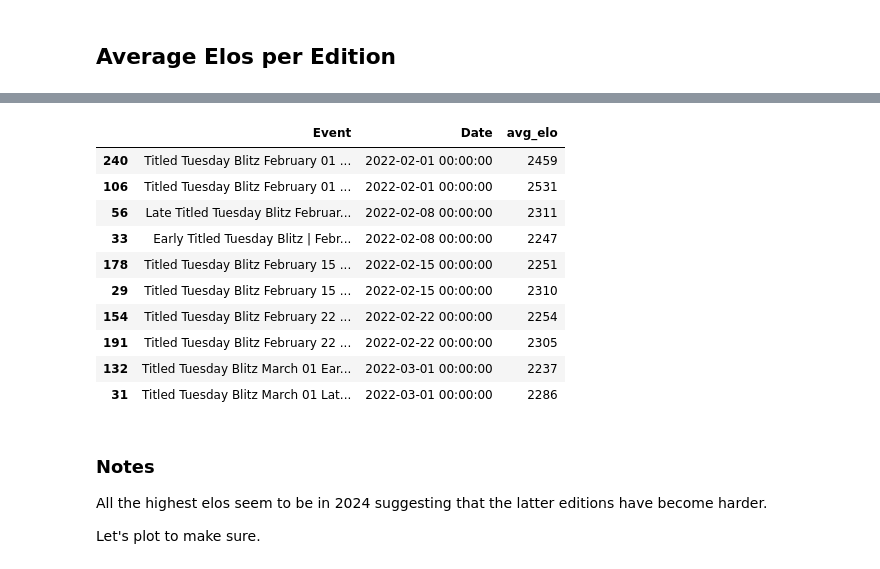
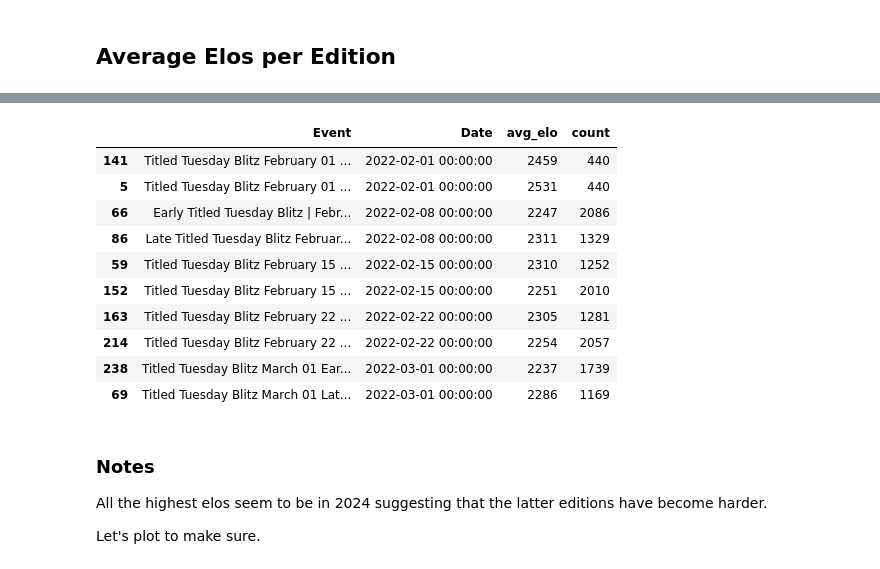
Before and after one commit to krugergui/Chess_Analysis_Titled_Tuesday, a Jupyter notebook: src/notebooks/data_exploration.ipynb, the cells around one changed output, grey strips where cells are left out. Saved outputs shown, nothing was run; the diff lists cells and outputs as text; code cells hidden in the pictures.

```diff
--- a/src/notebooks/data_exploration.ipynb
+++ b/src/notebooks/data_exploration.ipynb
@@ -411,38 +413,45 @@ for i in range(10):
 # %%
 average_elos = silver_games.aggregate(
     [
         match_double_elimination_era,
         {
             "$project": {
                 "_id": "$Event",
                 "Date": 1,
                 "avg_elo": {
                     "$avg": [
                         "$WhiteElo",
                         "$BlackElo",
                     ]
                 },
             }
         },
-        {"$group": {"_id": "$_id", "Date": {"$first": "$Date"}, "avg_elo": {"$avg": "$avg_elo"}}},
+        {
+            "$group": {
+                "_id": "$_id",
+                "Date": {"$first": "$Date"},
+                "avg_elo": {"$avg": "$avg_elo"},
+                "count": {"$sum": 1},
+            }
+        },
     ]
 )
 
 df_average_elos = pd.DataFrame(average_elos).rename(columns={"_id": "Event"})
 
 df_average_elos.sort_values("Date", ascending=True).head(10).style.format({"avg_elo": "{:.0f}"})
 # %% [output]
-|  | Event | Date | avg_elo |
-| 240 | Titled Tuesday Blitz February 01 ... | 2022-02-01 00:00:00 | 2459 |
-| 106 | Titled Tuesday Blitz February 01 ... | 2022-02-01 00:00:00 | 2531 |
-| 56 | Late Titled Tuesday Blitz Februar... | 2022-02-08 00:00:00 | 2311 |
-| 33 | Early Titled Tuesday Blitz | Febr... | 2022-02-08 00:00:00 | 2247 |
-| 178 | Titled Tuesday Blitz February 15 ... | 2022-02-15 00:00:00 | 2251 |
-| 29 | Titled Tuesday Blitz February 15 ... | 2022-02-15 00:00:00 | 2310 |
-| 154 | Titled Tuesday Blitz February 22 ... | 2022-02-22 00:00:00 | 2254 |
-| 191 | Titled Tuesday Blitz February 22 ... | 2022-02-22 00:00:00 | 2305 |
-| 132 | Titled Tuesday Blitz March 01 Ear... | 2022-03-01 00:00:00 | 2237 |
-| 31 | Titled Tuesday Blitz March 01 Lat... | 2022-03-01 00:00:00 | 2286 |
+|  | Event | Date | avg_elo | count |
+| 141 | Titled Tuesday Blitz February 01 ... | 2022-02-01 00:00:00 | 2459 | 440 |
+| 5 | Titled Tuesday Blitz February 01 ... | 2022-02-01 00:00:00 | 2531 | 440 |
+| 66 | Early Titled Tuesday Blitz | Febr... | 2022-02-08 00:00:00 | 2247 | 2086 |
+| 86 | Late Titled Tuesday Blitz Februar... | 2022-02-08 00:00:00 | 2311 | 1329 |
+| 59 | Titled Tuesday Blitz February 15 ... | 2022-02-15 00:00:00 | 2310 | 1252 |
+| 152 | Titled Tuesday Blitz February 15 ... | 2022-02-15 00:00:00 | 2251 | 2010 |
+| 163 | Titled Tuesday Blitz February 22 ... | 2022-02-22 00:00:00 | 2305 | 1281 |
+| 214 | Titled Tuesday Blitz February 22 ... | 2022-02-22 00:00:00 | 2254 | 2057 |
+| 238 | Titled Tuesday Blitz March 01 Ear... | 2022-03-01 00:00:00 | 2237 | 1739 |
+| 69 | Titled Tuesday Blitz March 01 Lat... | 2022-03-01 00:00:00 | 2286 | 1169 |
 # %% [markdown]
 ### Notes
 
```
Also changed, not shown: parts of 16 cells of this notebook, 1 other file.
